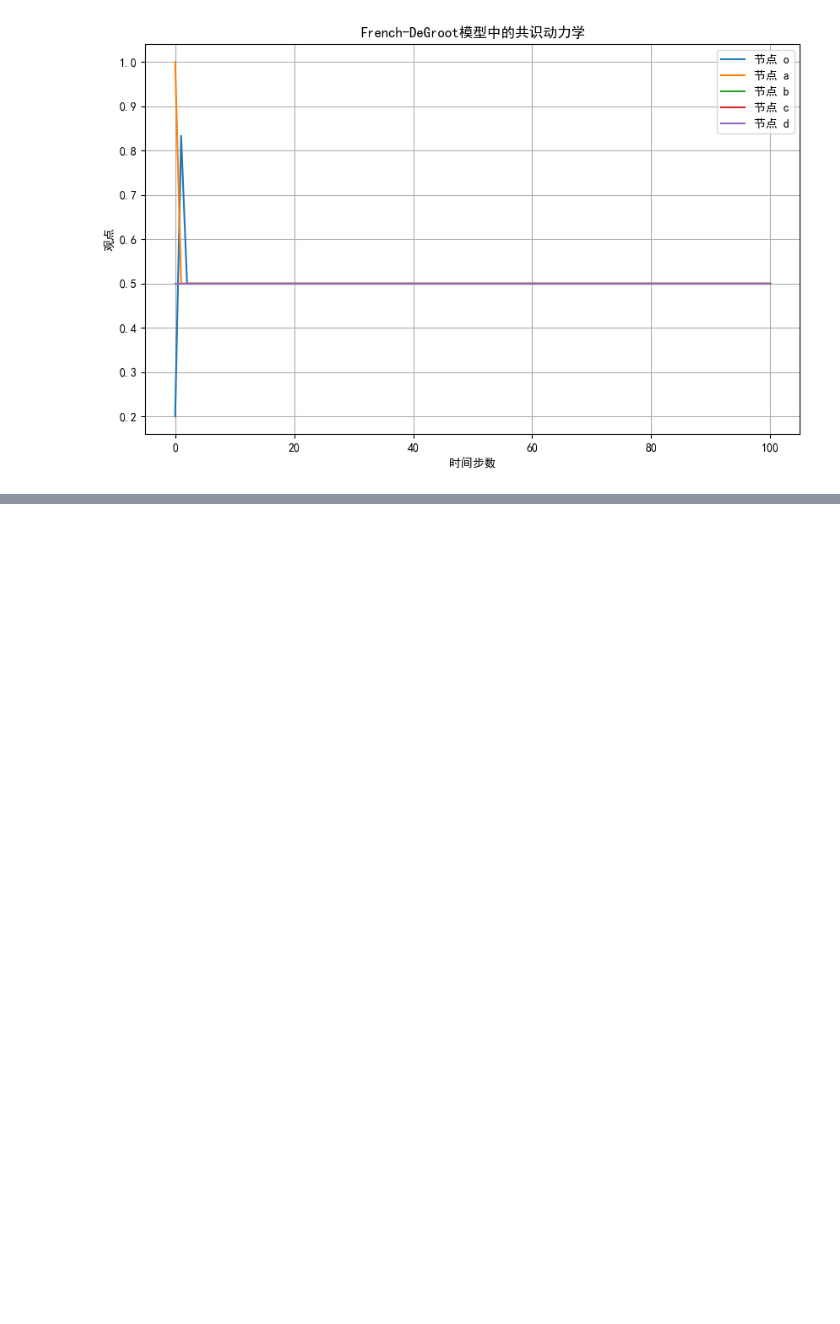
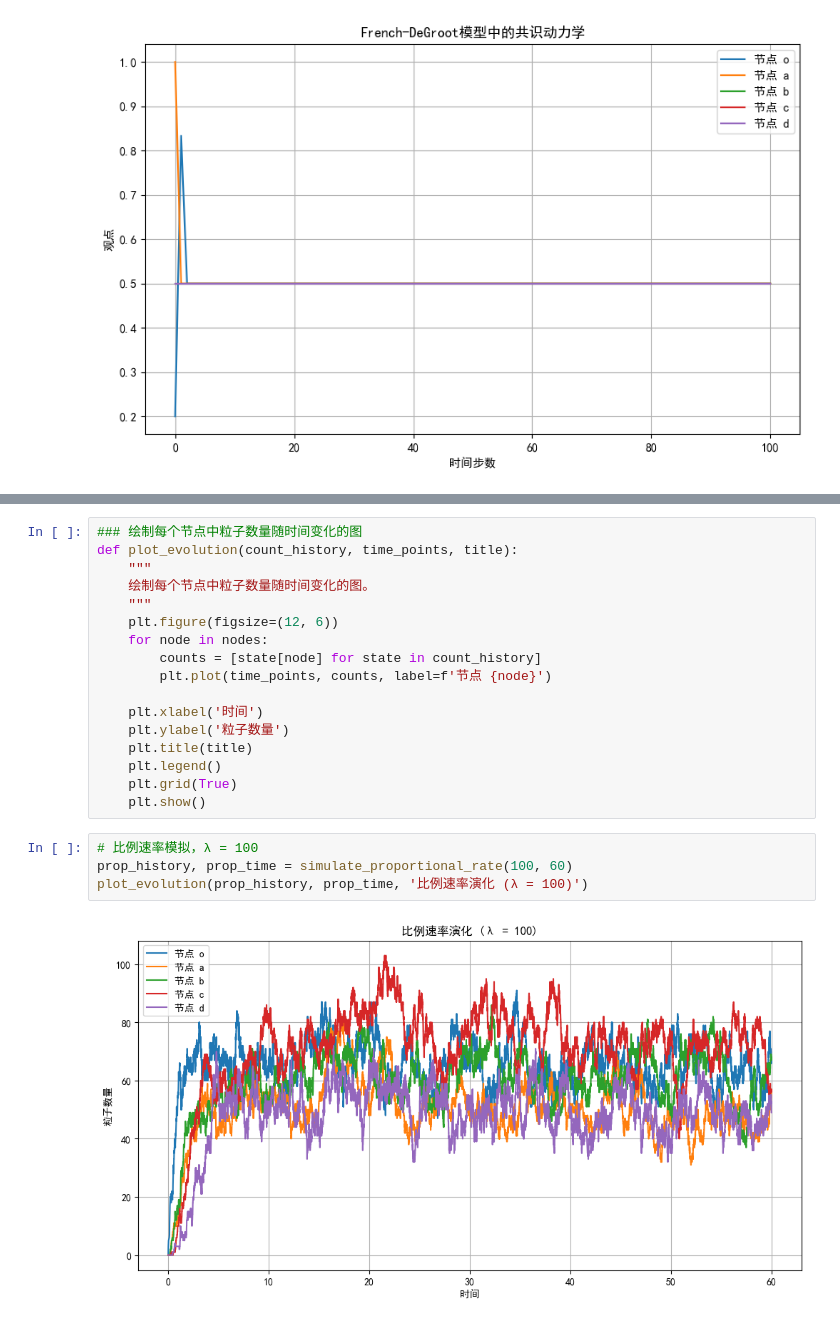
Before and after one commit to Decade-rider/Network_Dynamics_and_Learning_Homeworks, a Jupyter notebook: Homework2/Homework_2_pcl.ipynb, the cells around one changed output, grey strips where cells are left out. Drawn from its saved outputs; the diff is of its cells as text; blank space fills up the shorter version.

```diff
--- a/Homework2/Homework_2_pcl.ipynb
+++ b/Homework2/Homework_2_pcl.ipynb
@@ -868,0 +1236,23 @@ plt.show()
+# %%
+### 绘制每个节点中粒子数量随时间变化的图
+def plot_evolution(count_history, time_points, title):
+    """
+    绘制每个节点中粒子数量随时间变化的图。
+    """
+    plt.figure(figsize=(12, 6))
+    for node in nodes:
+        counts = [state[node] for state in count_history]
+        plt.plot(time_points, counts, label=f'节点 {node}')
+
+    plt.xlabel('时间')
+    plt.ylabel('粒子数量')
+    plt.title(title)
+    plt.legend()
+    plt.grid(True)
+    plt.show()
+# %%
+# 比例速率模拟，λ = 100
+prop_history, prop_time = simulate_proportional_rate(100, 60)
+plot_evolution(prop_history, prop_time, '比例速率演化 (λ = 100)')
+# %% [output]
+[figure, added]
```
Also changed, not shown: parts of 23 cells of this notebook, 1 other file.
